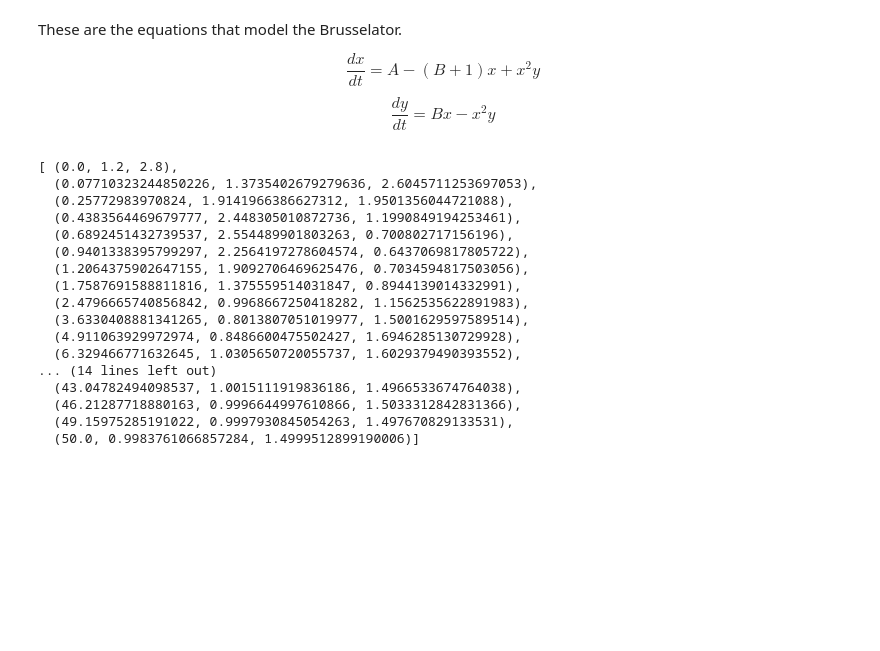
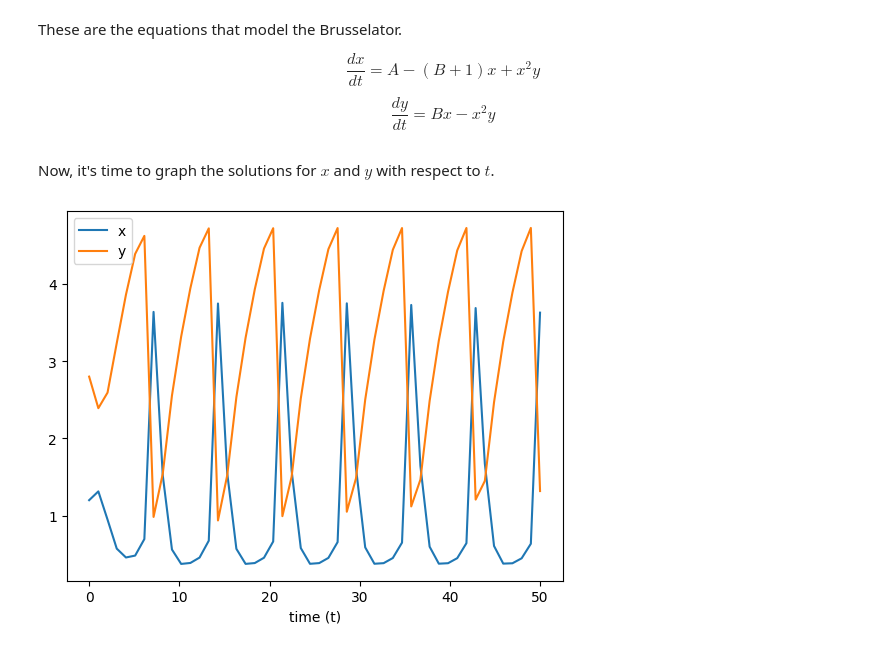
Before and after one commit to EHMD28/learn-scipy, a Jupyter notebook: brusselator_tasks.ipynb, the cells around one changed output. Drawn from its saved outputs; the diff is of its cells as text; code cells hidden in the pictures; blank space fills up the shorter version.

Commit message:
plotting x and y

```diff
--- a/brusselator_tasks.ipynb
+++ b/brusselator_tasks.ipynb
@@ -5,15 +5,16 @@ $$\frac{dx}{dt} = A - (B + 1)x + x^2 y$$
 $$\frac{dy}{dt} = Bx - x^2 y$$
 # %%
 from pprint import pprint
+import numpy as np
 from scipy.integrate import solve_ivp
 
 # Equation Parameters
 A = 1.0
-B = 1.5
+B = 3.0
 
 def vector_function(t, state):
     '''
-    Returns a 2D state vector in the form [x, y].
+    Returns a 2D vector containing the derivatives [dx/dt, dy/dt] of the current state.
     '''
     x, y = state
     dx_dt = A - (B + 1)*x + x**2 * y
@@ -21,7 +22,10 @@ def vector_function(t, state):
     # Shape is defined by this return value.
     return [dx_dt, dy_dt]
 
-time_span = [0, 50]
+t_start = 0
+t_end = 50
+time_span = (t_start, t_end)
+t_points = np.linspace(t_start, t_end, num=50)
 # x_0 = 1.2
 # y_0 = 2.8
 initial_conditions = (1.2, 2.8)
@@ -29,7 +33,8 @@ initial_conditions = (1.2, 2.8)
 solutions = solve_ivp(
     vector_function,
     time_span,
-    initial_conditions,
+    t_eval=t_points,
+    y0=initial_conditions,
     method='RK45'
 )
 
@@ -38,23 +43,16 @@ t_solutions = solutions.t.tolist()
 x_solutions = solutions.y[0].tolist()
 y_solutions = solutions.y[1].tolist()
 grouped_solutions = list(zip(t_solutions, x_solutions, y_solutions))
-
-pprint(grouped_solutions, indent=2)
-# %% [output]
-[ (0.0, 1.2, 2.8),
-  (0.07710323244850226, 1.3735402679279636, 2.6045711253697053),
-  (0.25772983970824, 1.9141966386627312, 1.9501356044721088),
-  (0.4383564469679777, 2.448305010872736, 1.1990849194253461),
-  (0.6892451432739537, 2.554489901803263, 0.700802717156196),
-  (0.9401338395799297, 2.2564197278604574, 0.6437069817805722),
-  (1.2064375902647155, 1.9092706469625476, 0.7034594817503056),
-  (1.7587691588811816, 1.375559514031847, 0.8944139014332991),
-  (2.4796665740856842, 0.9968667250418282, 1.1562535622891983),
-  (3.6330408881341265, 0.8013807051019977, 1.5001629597589514),
-  (4.911063929972974, 0.8486600475502427, 1.6946285130729928),
-  (6.329466771632645, 1.0305650720055737, 1.6029379490393552),
-... (14 lines left out)
-  (43.04782494098537, 1.0015111919836186, 1.4966533674764038),
-  (46.21287718880163, 0.9996644997610866, 1.5033312842831366),
-  (49.15975285191022, 0.9997930845054263, 1.497670829133531),
-  (50.0, 0.9983761066857284, 1.4999512899190006)]
+# %% [markdown]
+Now, it's time to graph the solutions for $x$ and $y$ with respect to $t$.
+# %%
+import matplotlib.pyplot as plt
+
+fig, ax = plt.subplots()
+ax.set_xlabel('time (t)')
+ax.plot(t_points, x_solutions, label='x')
+ax.plot(t_points, y_solutions, label='y')
+ax.legend()
+plt.show()
+# %% [output]
+[figure, added]
```
